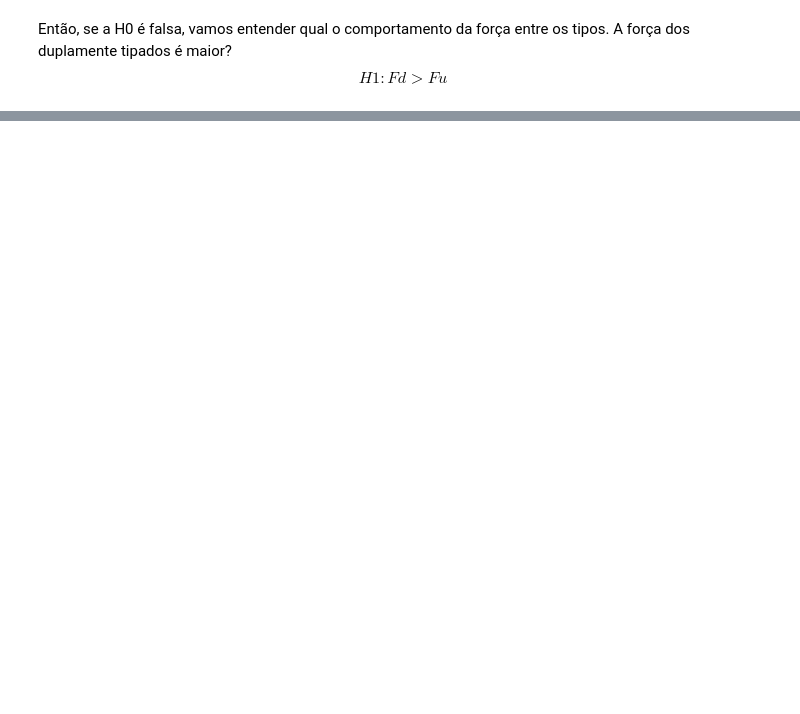
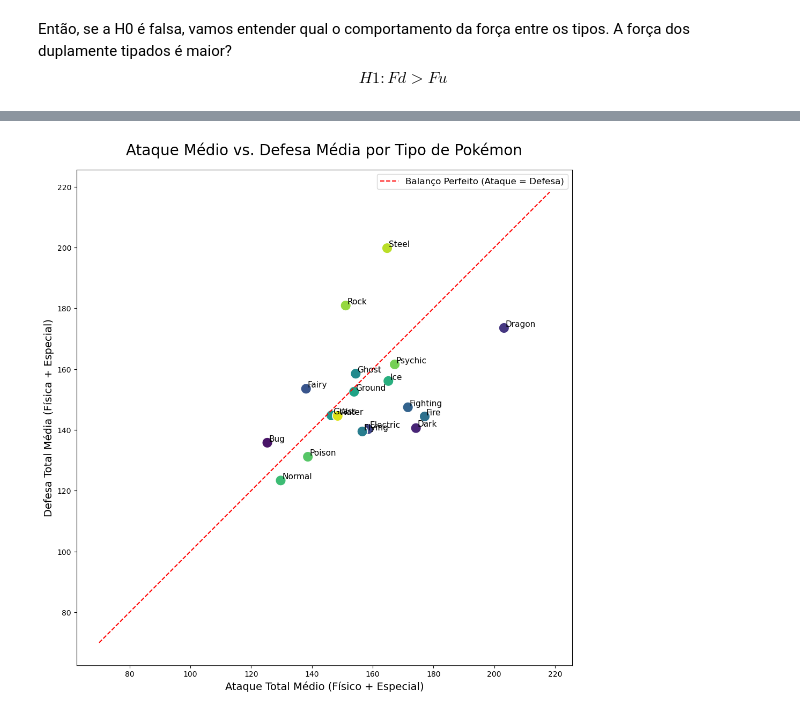
Before and after one commit to Gaalbu/-Datascience-analysis, a Jupyter notebook: main.ipynb, the cells around one changed output, grey strips where cells are left out. Drawn from its saved outputs; the diff is of its cells as text; code cells hidden in the pictures; blank space fills up the shorter version.

Commit message:
adicionado o balanceamento entre ataque e defesa médias dos tipos pookémon e a explicação

```diff
--- a/main.ipynb
+++ b/main.ipynb
@@ -117,0 +116,18 @@ plt.show()
+# %%
+df['AtaqueTotal'] = df['Attack'] + df['SpAtk']
+df['DefesaTotal'] = df['Defense'] + df['SpDef']
+# %%
+df_type1 = df[['Name', 'Type1', 'AtaqueTotal', 'DefesaTotal']].rename(columns={'Type1': 'Type'})
+df_type2 = df[['Name', 'Type2', 'AtaqueTotal', 'DefesaTotal']].rename(columns={'Type2': 'Type'}).dropna()
+df_types = pd.concat([df_type1, df_type2], ignore_index=True)
+# isso aqui "desagrupa" os tipos e cria uma tabela onde cada linha é um Pokémon e um de seus tipos
+# e permite analisar os dados de um pokemon com dois tipos em dois grupos diferentes
+# %%
+type_stats = df_types.groupby('Type').agg(
+    AtaqueMedio=('AtaqueTotal', 'mean'),
+    DefesaMedia=('DefesaTotal', 'mean')
+).reset_index()
+# calcula as médias de ataque e defesa pra cada tipo
+# %%
+type_stats['Diferenca_Abs'] = abs(type_stats['AtaqueMedio'] - type_stats['DefesaMedia'])
+type_stats_sorted = type_stats.sort_values(by='Diferenca_Abs').reset_index(drop=True)
@@ -117,0 +162,30 @@ plt.show()
+# %%
+fig, ax = plt.subplots(figsize=(16, 12))
+sns.scatterplot(
+    data=type_stats,
+    x='AtaqueMedio',
+    y='DefesaMedia',
+    hue='Type',
+    palette='viridis',
+    s=200, # tamanho dos pontos
+    legend=False # nomes dos tipos serão colocados manualmente
+)
+max_val = max(type_stats['AtaqueMedio'].max(), type_stats['DefesaMedia'].max()) + 15
+ax.plot([70, max_val], [70, max_val], 'r--', label='Balanço Perfeito (Ataque = Defesa)')
+# adiciona uma linha de referencia onde y=x para indicar o balanço perfeito
+for i in range(type_stats.shape[0]):
+    ax.text(
+        x=type_stats['AtaqueMedio'][i] + 0.5,
+        y=type_stats['DefesaMedia'][i] + 0.5,
+        s=type_stats['Type'][i],
+        fontdict=dict(color='black', size=11)
+    )
+    # adiciona os nomes dos tipos no gráfico
+ax.set_title('Ataque Médio vs. Defesa Média por Tipo de Pokémon', fontsize=20, pad=20)
+ax.set_xlabel('Ataque Total Médio (Físico + Especial)', fontsize=14)
+ax.set_ylabel('Defesa Total Média (Física + Especial)', fontsize=14)
+ax.legend(fontsize=12)
+ax.set_aspect('equal', adjustable='box')
+# peguei uma ajuda de IA pra fazer essa parada das labels e configs finais
+# %% [output]
+[figure, added]
```
Also changed, not shown: parts of 8 cells of this notebook.
